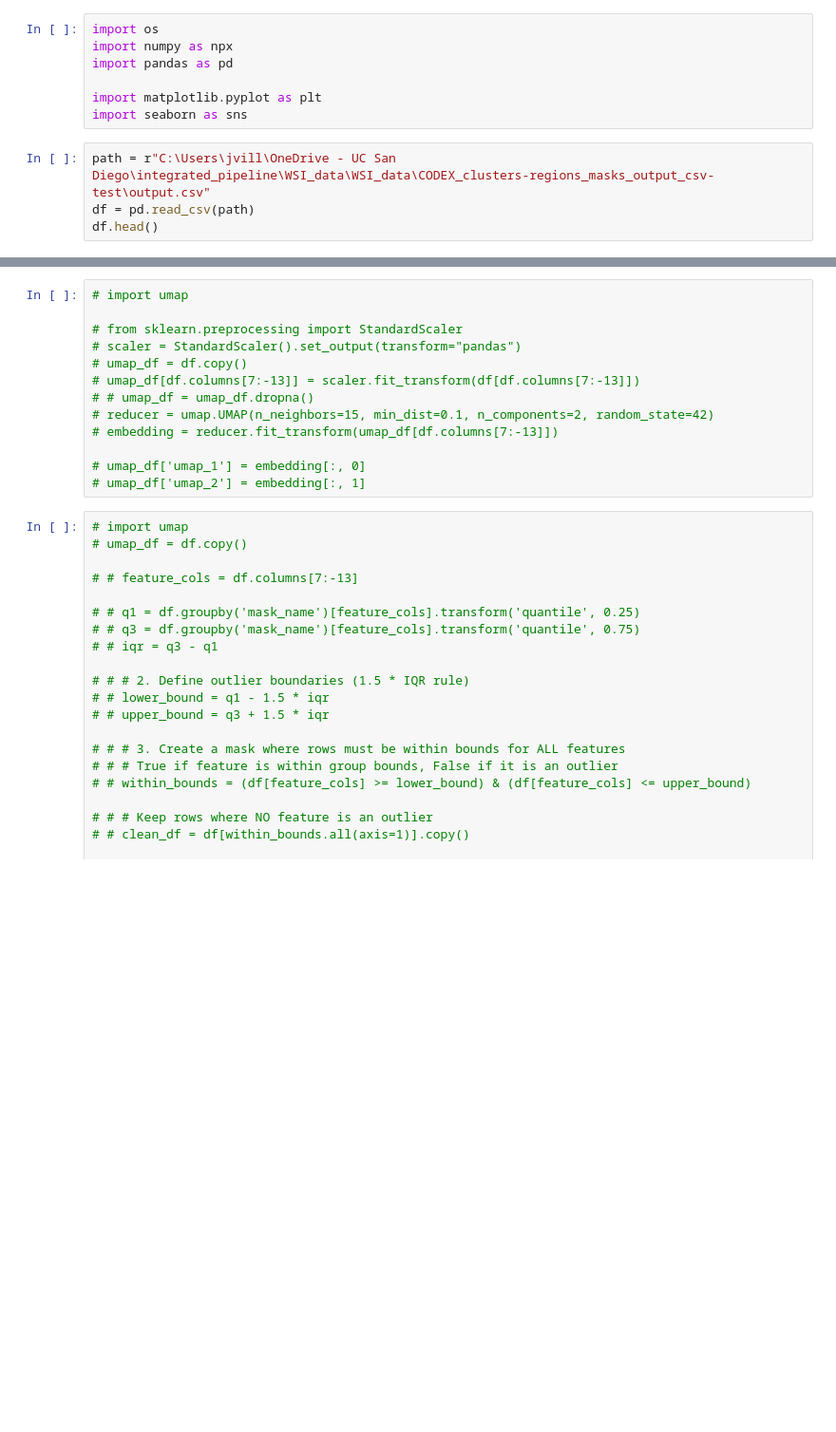
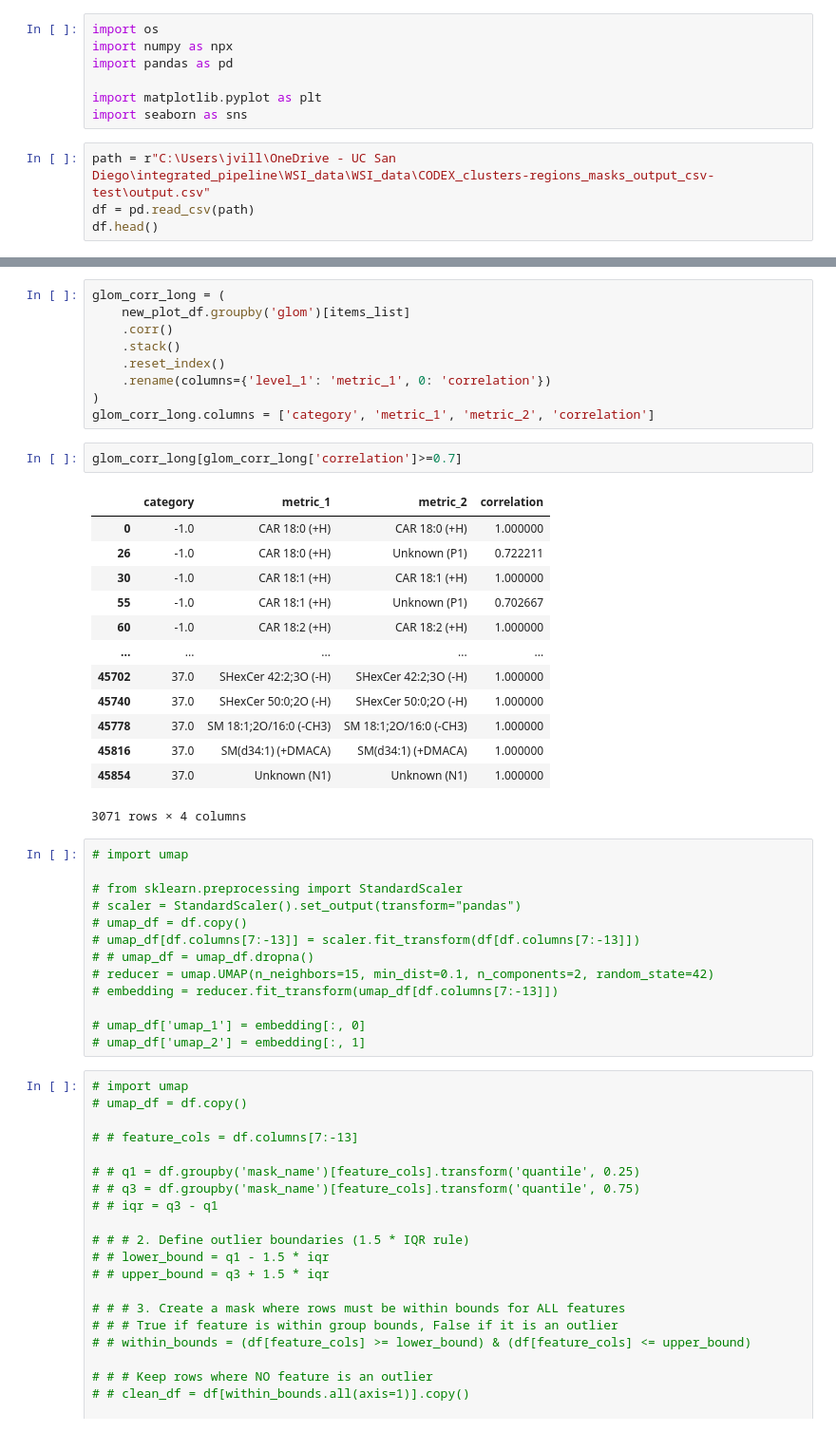
Before and after one commit to jvillazon/hsi_machine_learning, a Jupyter notebook: sk_classifier/integrated_pipeline.ipynb, the cells around one changed output, grey strips where cells are left out. Shown at 95% size. Cells and saved outputs as stored; diff of their text form; blank space fills up the shorter version.

```diff
--- a/sk_classifier/integrated_pipeline.ipynb
+++ b/sk_classifier/integrated_pipeline.ipynb
@@ -313,3 +412,28 @@ df.loc[condition_glom, 'group'] = 'Inner Cortex'
+# %%
+glom_corr_long = (
+    new_plot_df.groupby('glom')[items_list]
+    .corr()
+    .stack()
+    .reset_index()
+    .rename(columns={'level_1': 'metric_1', 0: 'correlation'})
+)
+glom_corr_long.columns = ['category', 'metric_1', 'metric_2', 'correlation']
+# %%
+glom_corr_long[glom_corr_long['correlation']>=0.7]
+# %% [output]
+|  | category | metric_1 | metric_2 | correlation |
+| 0 | -1.0 | CAR 18:0 (+H) | CAR 18:0 (+H) | 1.000000 |
+| 26 | -1.0 | CAR 18:0 (+H) | Unknown (P1) | 0.722211 |
+| 30 | -1.0 | CAR 18:1 (+H) | CAR 18:1 (+H) | 1.000000 |
+| 55 | -1.0 | CAR 18:1 (+H) | Unknown (P1) | 0.702667 |
+| 60 | -1.0 | CAR 18:2 (+H) | CAR 18:2 (+H) | 1.000000 |
+| ... | ... | ... | ... | ... |
+| 45702 | 37.0 | SHexCer 42:2;3O (-H) | SHexCer 42:2;3O (-H) | 1.000000 |
+| 45740 | 37.0 | SHexCer 50:0;2O (-H) | SHexCer 50:0;2O (-H) | 1.000000 |
+| 45778 | 37.0 | SM 18:1;2O/16:0 (-CH3) | SM 18:1;2O/16:0 (-CH3) | 1.000000 |
+| 45816 | 37.0 | SM(d34:1) (+DMACA) | SM(d34:1) (+DMACA) | 1.000000 |
+| 45854 | 37.0 | Unknown (N1) | Unknown (N1) | 1.000000 |
+3071 rows × 4 columns
 # %%
 # import umap
 
```
Also changed, not shown: parts of 19 cells of this notebook, 2 other files.
